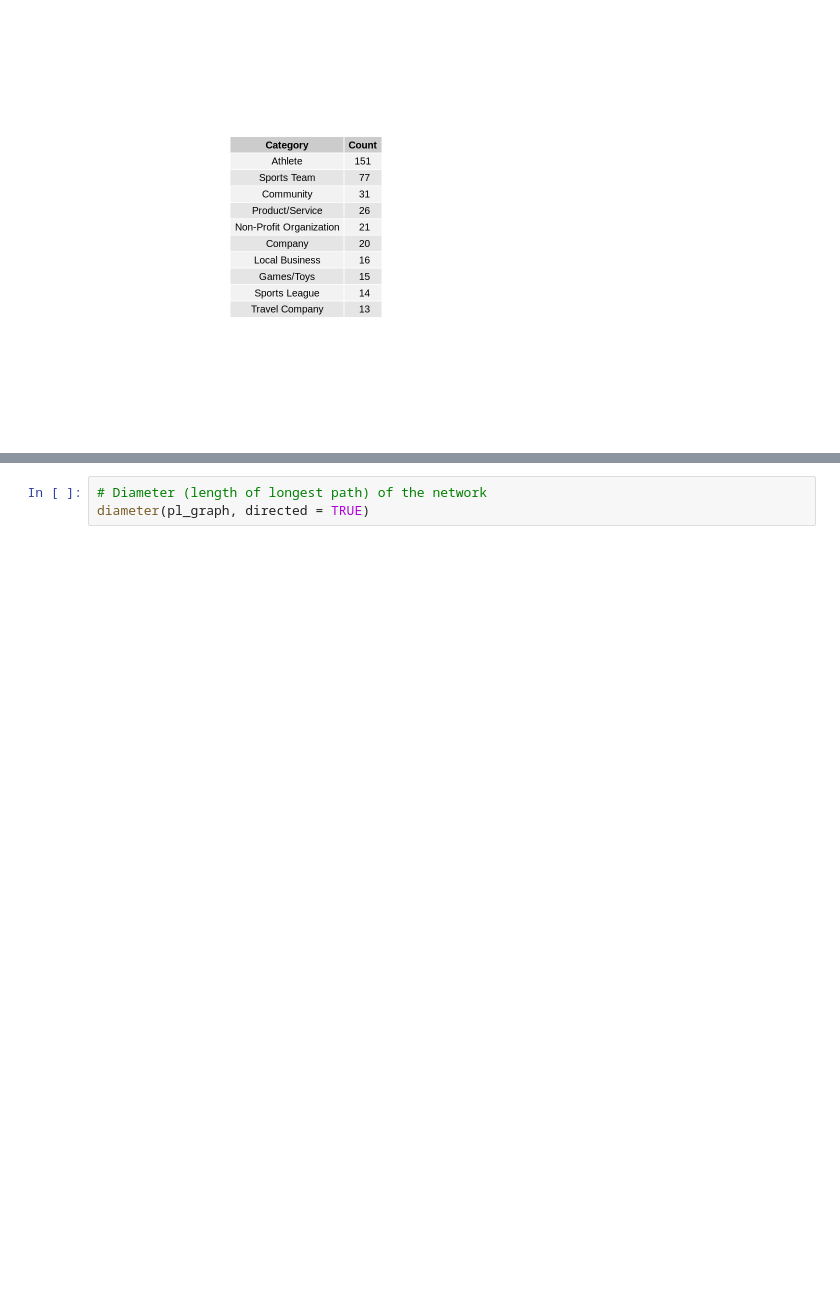
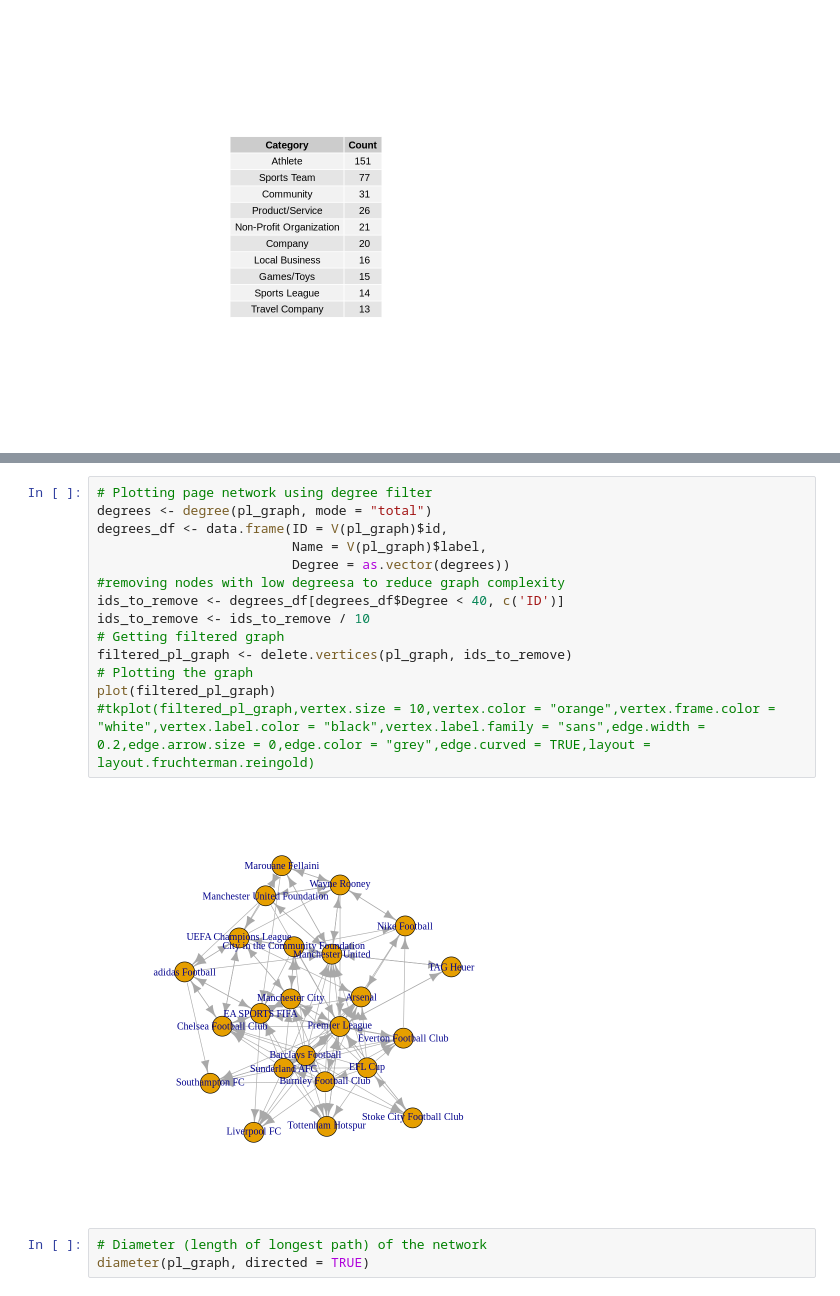
Before and after one commit to TusharV-13/Scoial-Network-analysis-of-facebook-pages, a Jupyter notebook: Social_Network_Analysis.ipynb, the cells around one changed output, grey strips where cells are left out. Drawn from its saved outputs; the diff is of its cells as text; blank space fills up the shorter version.

Commit message:
feat : fixed graphs

```diff
--- a/Social_Network_Analysis.ipynb
+++ b/Social_Network_Analysis.ipynb
@@ -110,6 +123,22 @@ Warning message:
 Warning message:
 “Removed 24 rows containing missing values (geom_point).”
 [figure]
+# %%
+# Plotting page network using degree filter
+degrees <- degree(pl_graph, mode = "total")
+degrees_df <- data.frame(ID = V(pl_graph)$id,
+                         Name = V(pl_graph)$label,
+                         Degree = as.vector(degrees))
+#removing nodes with low degreesa to reduce graph complexity
+ids_to_remove <- degrees_df[degrees_df$Degree < 40, c('ID')]
+ids_to_remove <- ids_to_remove / 10
+# Getting filtered graph
+filtered_pl_graph <- delete.vertices(pl_graph, ids_to_remove)
+# Plotting the graph
+plot(filtered_pl_graph)
+#tkplot(filtered_pl_graph,vertex.size = 10,vertex.color = "orange",vertex.frame.color = "white",vertex.label.color = "black",vertex.label.family = "sans",edge.width = 0.2,edge.arrow.size = 0,edge.color = "grey",edge.curved = TRUE,layout = layout.fruchterman.reingold)
+# %% [output]
+[figure, added]
 # %%
 # Diameter (length of longest path) of the network
 diameter(pl_graph, directed = TRUE)
```
Also changed, not shown: parts of 19 cells of this notebook.
